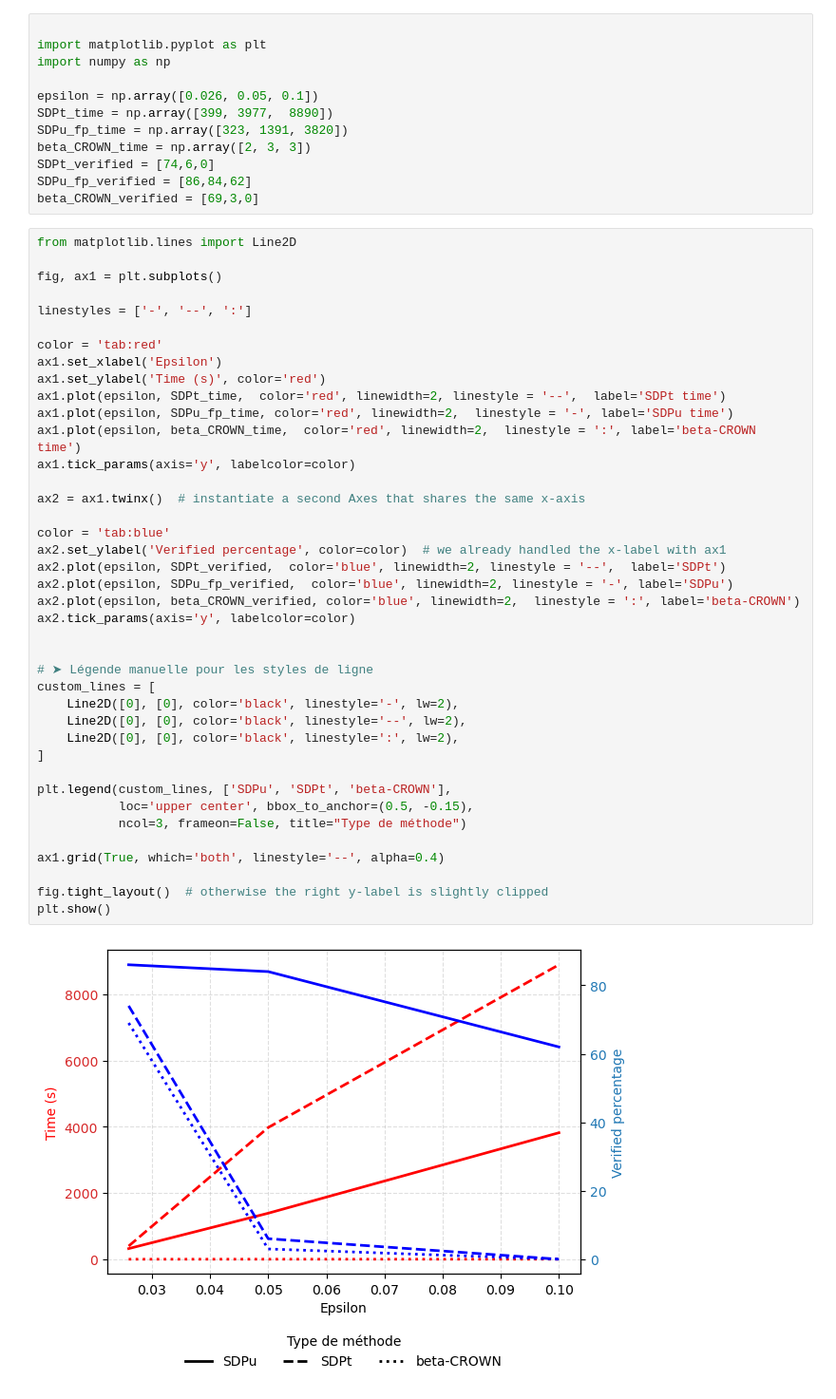
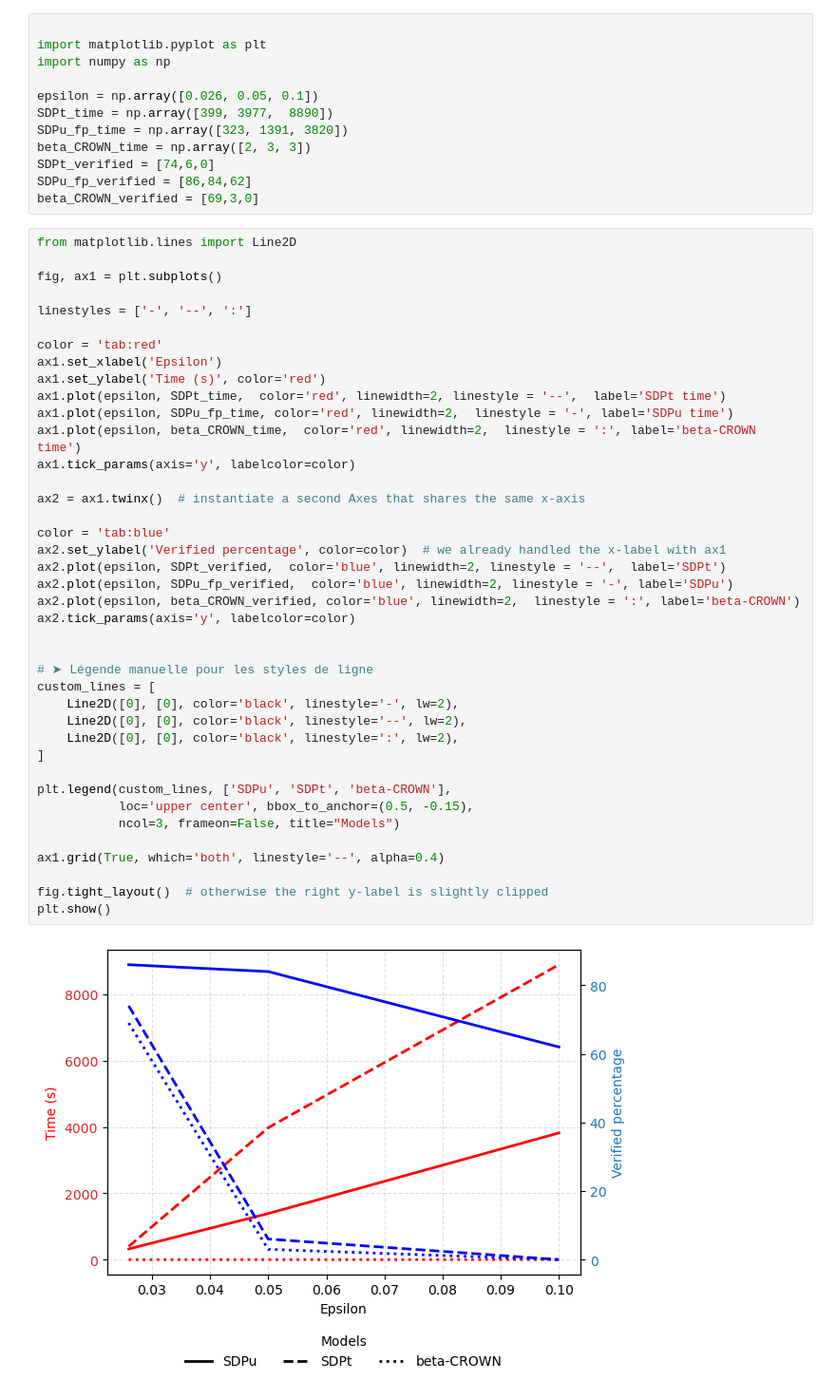
Before and after one commit to MargotBoyer/FastSDPCertification, a Jupyter notebook: notebooks/plot_certification_against_epsilon.ipynb, the cells around one changed output. Shown: that part at 95% size. Drawn from its saved outputs; the diff is of its cells as text.

```diff
--- a/notebooks/plot_certification_against_epsilon.ipynb
+++ b/notebooks/plot_certification_against_epsilon.ipynb
@@ -25,32 +25,32 @@ ax1.set_ylabel('Time (s)', color='red')
 ax1.plot(epsilon, SDPt_time,  color='red', linewidth=2, linestyle = '--',  label='SDPt time')
 ax1.plot(epsilon, SDPu_fp_time, color='red', linewidth=2,  linestyle = '-', label='SDPu time')
 ax1.plot(epsilon, beta_CROWN_time,  color='red', linewidth=2,  linestyle = ':', label='beta-CROWN time')
 ax1.tick_params(axis='y', labelcolor=color)
 
 ax2 = ax1.twinx()  # instantiate a second Axes that shares the same x-axis
 
 color = 'tab:blue'
 ax2.set_ylabel('Verified percentage', color=color)  # we already handled the x-label with ax1
 ax2.plot(epsilon, SDPt_verified,  color='blue', linewidth=2, linestyle = '--',  label='SDPt')
 ax2.plot(epsilon, SDPu_fp_verified,  color='blue', linewidth=2, linestyle = '-', label='SDPu')
 ax2.plot(epsilon, beta_CROWN_verified, color='blue', linewidth=2,  linestyle = ':', label='beta-CROWN')
 ax2.tick_params(axis='y', labelcolor=color)
 
 
 # ➤ Légende manuelle pour les styles de ligne
 custom_lines = [
     Line2D([0], [0], color='black', linestyle='-', lw=2),
     Line2D([0], [0], color='black', linestyle='--', lw=2),
     Line2D([0], [0], color='black', linestyle=':', lw=2),
 ]
 
 plt.legend(custom_lines, ['SDPu', 'SDPt', 'beta-CROWN'],
            loc='upper center', bbox_to_anchor=(0.5, -0.15),
-           ncol=3, frameon=False, title="Type de méthode")
+           ncol=3, frameon=False, title="Models")
 
 ax1.grid(True, which='both', linestyle='--', alpha=0.4)
 
 fig.tight_layout()  # otherwise the right y-label is slightly clipped
 plt.show()
 # %% [output]
-[figure, old version]
+[figure, new version]
```
Also changed, not shown: parts of 4 cells of this notebook, 55 other files.
